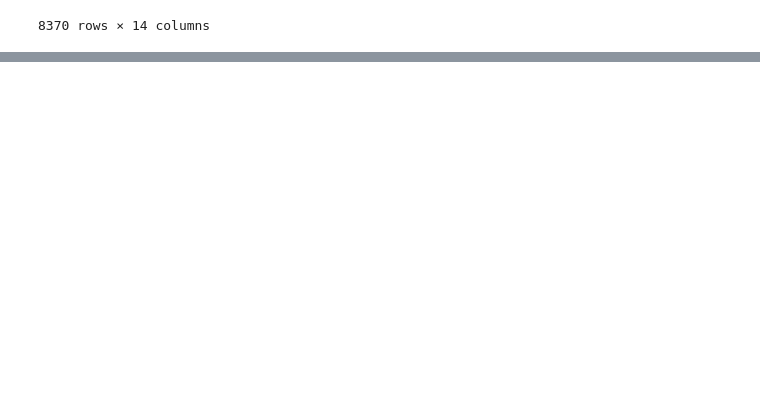
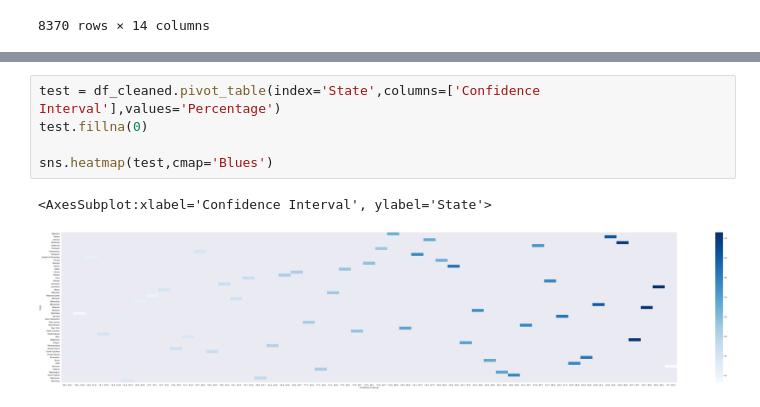
Before and after one commit to mvallido/project-group-29, a Jupyter notebook: notebooks/analysis2.ipynb, the cells around one changed output, grey strips where cells are left out. Drawn from its saved outputs; the diff is of its cells as text; blank space fills up the shorter version.

```diff
--- a/notebooks/analysis2.ipynb
+++ b/notebooks/analysis2.ipynb
@@ -24,0 +159,8 @@ df
+# %%
+test = df_cleaned.pivot_table(index='State',columns=['Confidence Interval'],values='Percentage')
+test.fillna(0)
+
+sns.heatmap(test,cmap='Blues')
+# %% [output]
+<AxesSubplot:xlabel='Confidence Interval', ylabel='State'>
+[figure, added]
```
Also changed, not shown: parts of 17 cells of this notebook, 1 other file.
